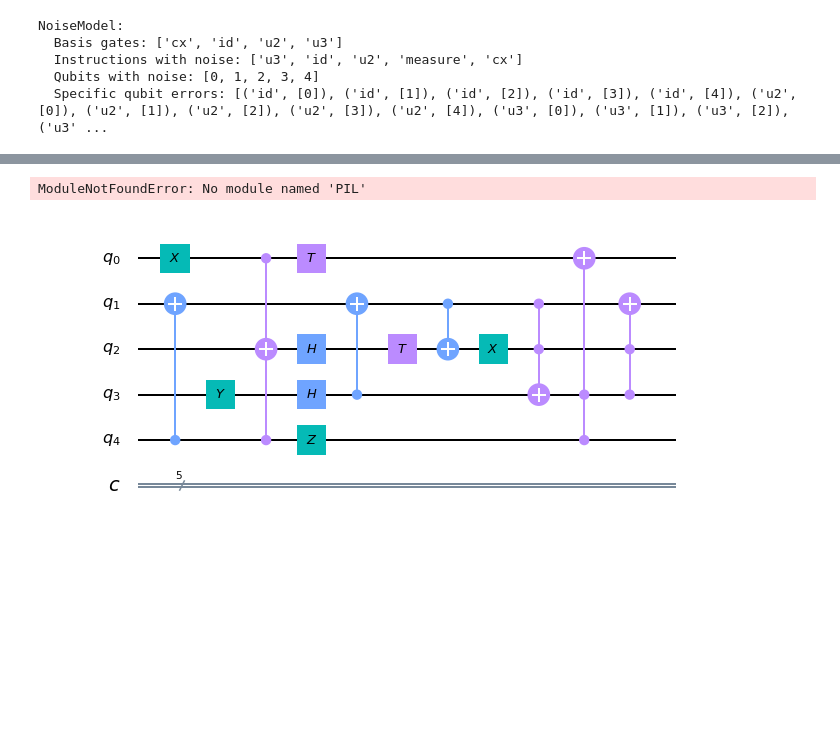
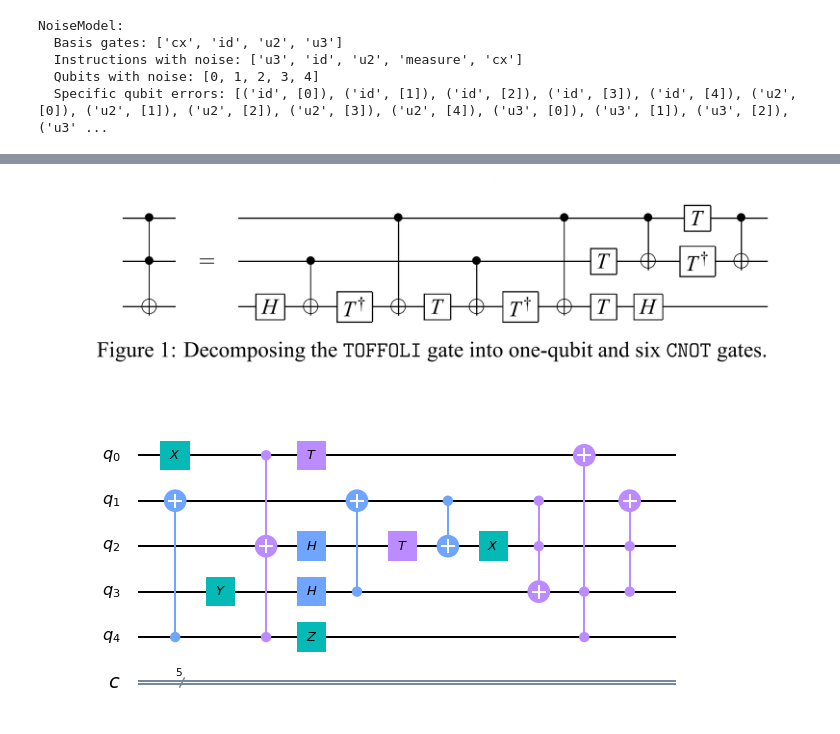
Before and after one commit to maggie-bao202/Quantum-Decoherence, a Jupyter notebook: main.ipynb, the cells around one changed output, grey strips where cells are left out. Cells and saved outputs as stored; diff of their text form; code cells hidden in the pictures; blank space fills up the shorter version.

Commit message:
Finished?
Comments and image

```diff
--- a/main.ipynb
+++ b/main.ipynb
@@ -178,11 +181,11 @@ plot_histogram(counts_noise, title="Toffoli gate with depolarizing noise model")
 # %%
-
-
-#This is due to the costly composition of a Toffoli gate. The circuit drawing we see of the is a simplified
-#depiction of an actual CCNOT gate. The circuit below shows what a Toffoli gate actually looks like. With so many
-#gates, it not a surprise that building a Toffoli gate is expensive.
+from IPython.display import Image
+Image(filename='fulltoffoli.png')
+#This is because of the costly composition of a Toffoli gate. The circuit drawing we saw above was a simplified
+#depiction of a CCNOT gate. The circuit illustration below shows what a Toffoli gate actually looks like. Being
+#composed of so many gates, it not a surprise that building a Toffoli gate is expensive.
 # %% [output]
-ModuleNotFoundError: No module named 'PIL'
+[figure, added]
 # %%
 # Construct quantum circuit
 circ = QuantumCircuit(5, 5)
```
Also changed, not shown: parts of 10 cells of this notebook.
